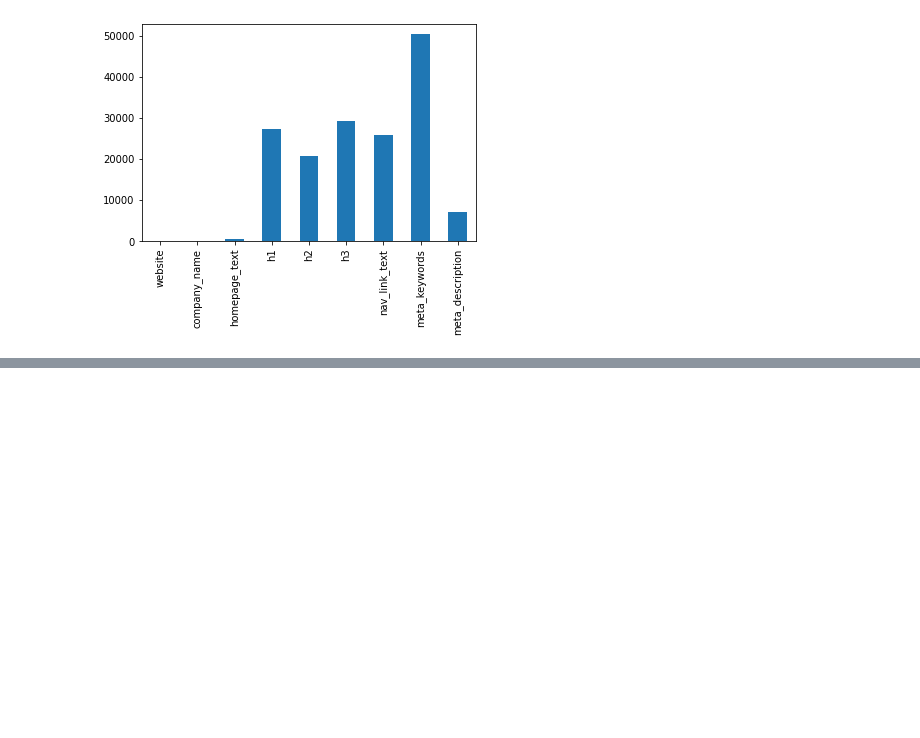
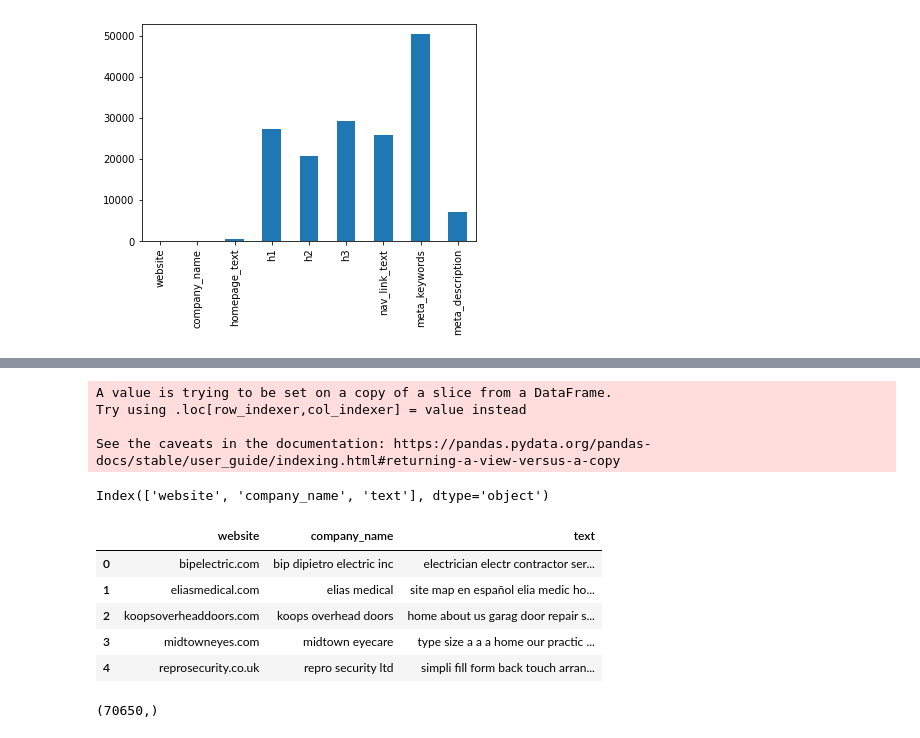
Before and after one commit to dis-is-pj/Company-Classification-Capstone-Project, a Jupyter notebook: Prashant_Jha_Company_Classification_Capstone_Project.ipynb, the cells around one changed output, grey strips where cells are left out. Cells and saved outputs as stored; diff of their text form; code cells hidden in the pictures; blank space fills up the shorter version.

```diff
--- a/Prashant_Jha_Company_Classification_Capstone_Project.ipynb
+++ b/Prashant_Jha_Company_Classification_Capstone_Project.ipynb
@@ -88,0 +163,39 @@ Still there are huge null values
+# %%
+# function for cleaning text
+def clean_text(text):
+    text = remove_punctuation(text)
+    text = remove_stopwords(text)
+    text = stemming(text)
+
+    return text
+# %%
+# cleaning the text column
+data['text'] = data['text'].apply(clean_text)
+# %% [output]
+A value is trying to be set on a copy of a slice from a DataFrame.
+Try using .loc[row_indexer,col_indexer] = value instead
+
+See the caveats in the documentation: https://pandas.pydata.org/pandas-docs/stable/user_guide/indexing.html#returning-a-view-versus-a-copy
+# %%
+# we also need to remove numbers from the text
+def remove_number(text):
+    return ''.join([i for i in text if not i.isdigit()])
+# %%
+data['text'] = data['text'].apply(remove_number)
+# %%
+data.columns
+# %% [output]
+Index(['website', 'company_name', 'text'], dtype='object')
+# %%
+data.head()
+# %% [output]
+|  | website | company_name | text |
+| 0 | bipelectric.com | bip dipietro electric inc | electrician electr contractor ser... |
+| 1 | eliasmedical.com | elias medical | site map en español elia medic ho... |
+| 2 | koopsoverheaddoors.com | koops overhead doors | home about us garag door repair s... |
+| 3 | midtowneyes.com | midtown eyecare | type size a a a home our practic ... |
+| 4 | reprosecurity.co.uk | repro security ltd | simpli fill form back touch arran... |
+# %%
+data['text'].shape
+# %% [output]
+(70650,)
```
Also changed, not shown: parts of 55 cells of this notebook.
